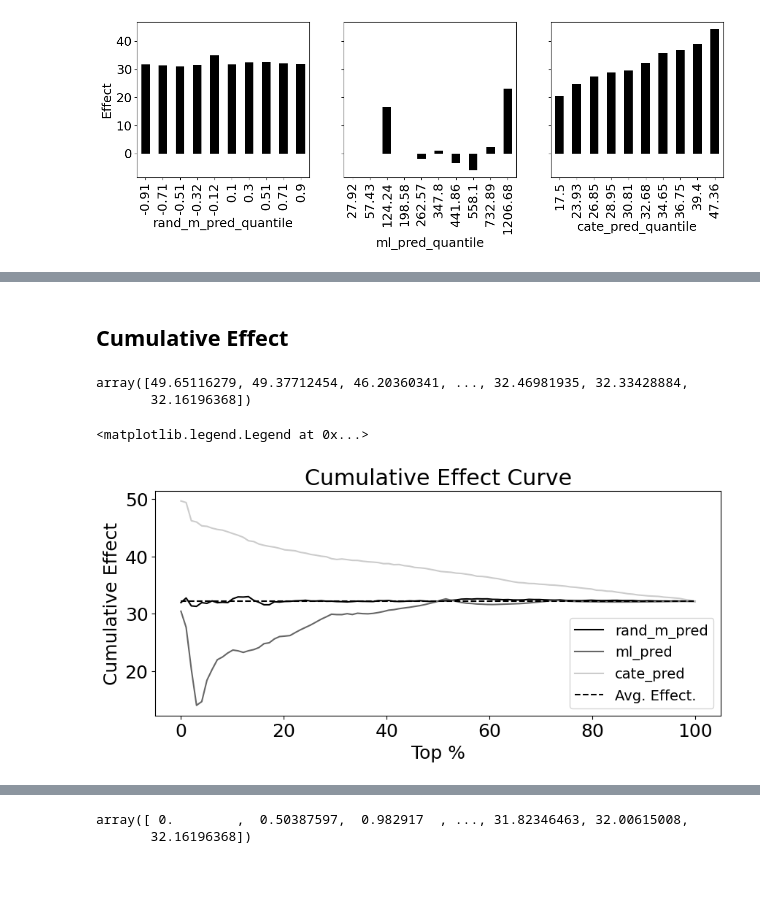
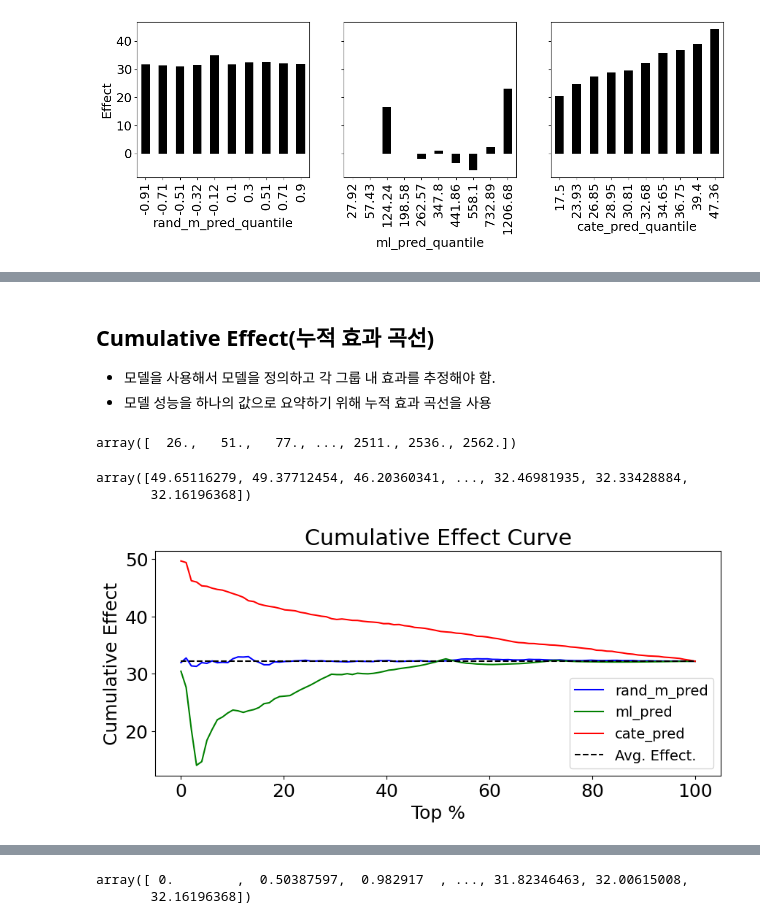
Before and after one commit to skymined/causal-inference-in-python-code, a Jupyter notebook: 실무로 통하는 인과추론 with 파이썬/06장-이질적 처치효과.ipynb, the cells around one changed output, grey strips where cells are left out. Drawn from its saved outputs; the diff is of its cells as text; code cells hidden in the pictures; blank space fills up the shorter version.

```diff
--- a/실무로 통하는 인과추론 with 파이썬/06장-이질적 처치효과.ipynb
+++ b/실무로 통하는 인과추론 with 파이썬/06장-이질적 처치효과.ipynb
@@ -189,37 +191,55 @@ for m, ax in zip(["rand_m_pred", "ml_pred", "cate_pred"], axs):
 # %% [markdown]
-## Cumulative Effect
+## Cumulative Effect(누적 효과 곡선)
+- 모델을 사용해서 모델을 정의하고 각 그룹 내 효과를 추정해야 함.
+- 모델 성능을 하나의 값으로 요약하기 위해 누적 효과 곡선을 사용
 # %%
 np.set_printoptions(linewidth=80, threshold=10)
 # %%
 def cumulative_effect_curve(dataset, prediction, y, t,
                             ascending=False, steps=100):
     size = len(dataset)
+    # prediction 열을 기준으로 오름차순으로 정렬한 다음 인덱스 재설정
     ordered_df = (dataset
                   .sort_values(prediction, ascending=ascending)
                   .reset_index(drop=True))
 
+    # 데이터셋 크기를 기반으로 단계를 계산하여 동일한 간격으로 데이터셋 나누기
     steps = np.linspace(size/steps, size, steps).round(0)
+
 
     return np.array([effect(ordered_df.query(f"index<={row}"), t=t, y=y)
                      for row in steps])
-
-cumulative_effect_curve(test_pred, "cate_pred", "sales", "discounts")
-# %% [output]
-array([49.65116279, 49.37712454, 46.20360341, ..., 32.46981935, 32.33428884,
-       32.16196368])
+# %%
+# cumulative_effect_curve 분해해보기
+size = len(test_pred)
+ordered_df = (test_pred.sort_values("cate_pred", ascending=False).reset_index(drop=True))
+steps = np.linspace(size/100, size, 100).round(0)
+steps
+# %% [output]
+array([  26.,   51.,   77., ..., 2511., 2536., 2562.])
+# %%
+cumulative_effect_curve(test_pred, "cate_pred", "sales", "discounts")
+# %% [output]
+array([49.65116279, 49.37712454, 46.20360341, ..., 32.46981935, 32.33428884,
+       32.16196368])
 # %%
-plt.figure(figsize=(10,4))
 
-for m in ["rand_m_pred", "ml_pred", "cate_pred"]:
+plt.figure(figsize=(10, 4))
+
+# 선 색상 리스트 (필요한 경우 원하는 색상으로 변경 가능)
+colors = ['blue', 'green', 'red']
+
+for idx, m in enumerate(["rand_m_pred", "ml_pred", "cate_pred"]):
     cumu_effect = cumulative_effect_curve(test_pred, m, "sales", "discounts", steps=100)
     x = np.array(range(len(cumu_effect)))
-    plt.plot(100*(x/x.max()), cumu_effect, label=m)
+    plt.plot(100 * (x / x.max()), cumu_effect, label=m, color=colors[idx])
 
 plt.hlines(effect(test_pred, "sales", "discounts"), 0, 100, linestyles="--", color="black", label="Avg. Effect.")
 plt.xlabel("Top %")
 plt.ylabel("Cumulative Effect")
 plt.title("Cumulative Effect Curve")
 plt.legend(fontsize=14)
+
+plt.show()
 # %% [output]
-<matplotlib.legend.Legend at 0x...>
-[figure, old version]
+[figure, new version]
```
Also changed, not shown: parts of 8 cells of this notebook, 8 other files.
